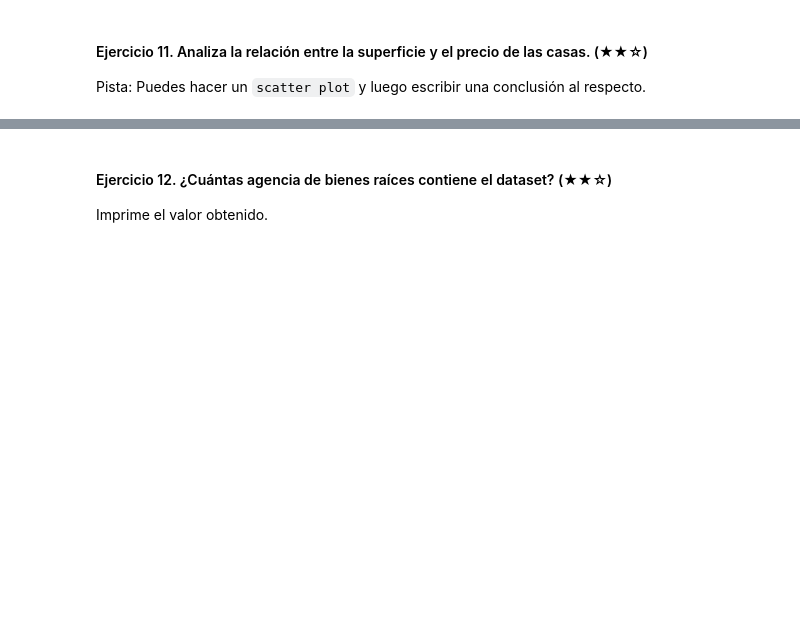
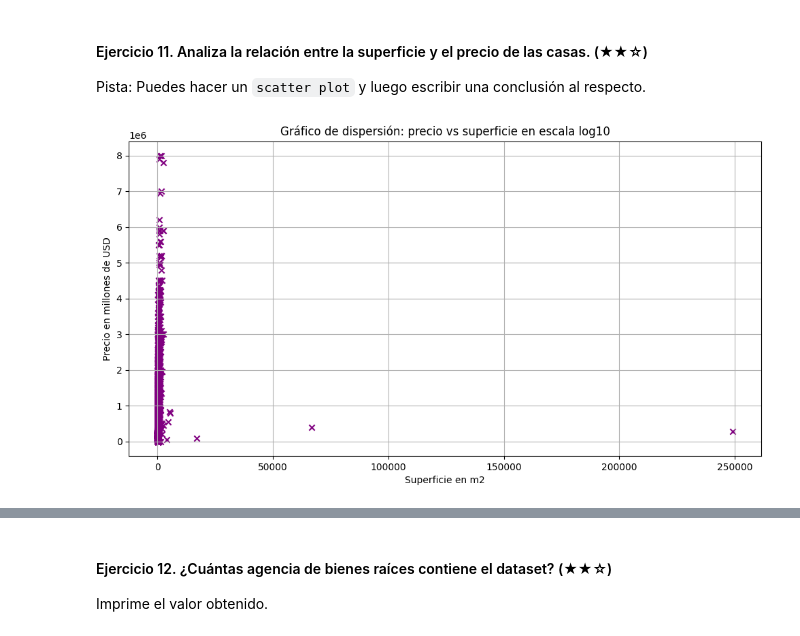
Before and after one commit to 4GeeksAcademy/AleGomezDev_real_state02, a Jupyter notebook: project.es.ipynb, the cells around one changed output, grey strips where cells are left out. Drawn from its saved outputs; the diff is of its cells as text; code cells hidden in the pictures; blank space fills up the shorter version.

```diff
--- a/project.es.ipynb
+++ b/project.es.ipynb
@@ -217,5 +215,24 @@ ds['pps']=ds['price']/ds['surface']
 
 Pista: Puedes hacer un `scatter plot` y luego escribir una conclusión al respecto.
 # %%
-# TODO: Código
+import matplotlib.ticker as mticker
+# Obtener los precios y superficies para luego usarlos en la grafica
+y_precio = ds['price']
+x_superficie= ds['surface']
+
+#x_superficie.describe()
+#y_precio.describe()
+
+#Generar la grafica de precios vs superficies
+plt.figure(figsize=(12,6))
+plt.scatter(x_superficie, y_precio, marker='x', color='purple')
+plt.gca().xaxis.set_major_formatter(mticker.ScalarFormatter())
+plt.title('Gráfico de dispersión: precio vs superficie en escala log10')
+plt.xlabel('Superficie en m2')
+plt.ylabel('Precio en millones de USD')
+#plt.xscale('log')
+plt.grid(True)
+plt.show()
+# %% [output]
+[figure, added]
 # %% [markdown]
```
Also changed, not shown: parts of 16 cells of this notebook.
